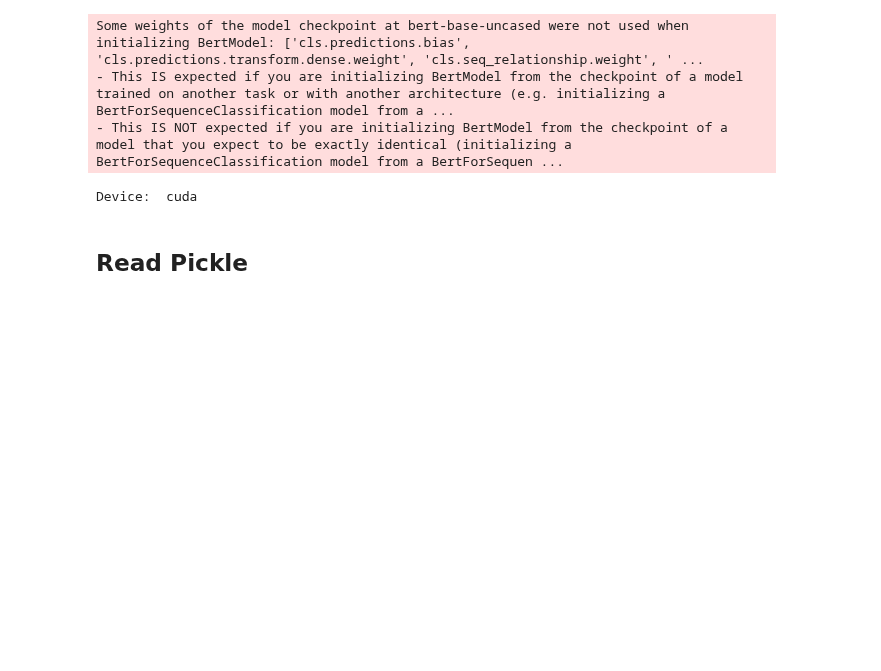
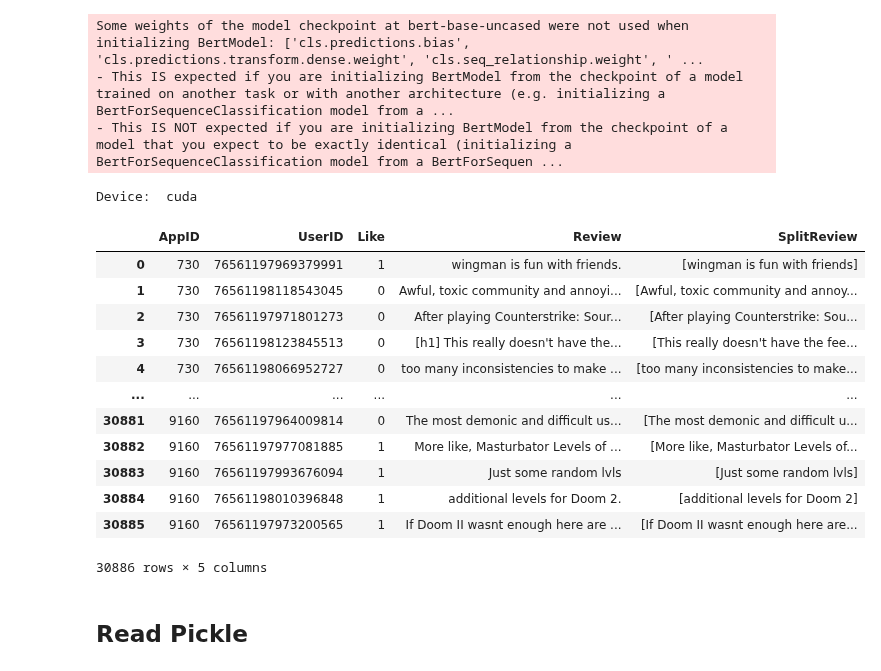
Before and after one commit to Albert40727/CL_HIAM, a Jupyter notebook: preprocess.ipynb, the cells around one changed output. Drawn from its saved outputs; the diff is of its cells as text; code cells hidden in the pictures; blank space fills up the shorter version.

```diff
--- a/preprocess.ipynb
+++ b/preprocess.ipynb
@@ -35,6 +35,23 @@ Some weights of the model checkpoint at bert-base-uncased were not used when ini
 - This IS expected if you are initializing BertModel from the checkpoint of a model trained on another task or with another architecture (e.g. initializing a BertForSequenceClassification model from a ...
 - This IS NOT expected if you are initializing BertModel from the checkpoint of a model that you expect to be exactly identical (initializing a BertForSequenceClassification model from a BertForSequen ...
 Device:  cuda
+# %%
+tmp = pd.read_pickle(r'../data/reviews_30886.pkl')
+tmp
+# %% [output]
+|  | AppID | UserID | Like | Review | SplitReview |
+| 0 | 730 | 76561197969379991 | 1 | wingman is fun with friends. | [wingman is fun with friends] |
+| 1 | 730 | 76561198118543045 | 0 | Awful, toxic community and annoyi... | [Awful, toxic community and annoy... |
+| 2 | 730 | 76561197971801273 | 0 | After playing Counterstrike: Sour... | [After playing Counterstrike: Sou... |
+| 3 | 730 | 76561198123845513 | 0 | [h1] This really doesn't have the... | [This really doesn't have the fee... |
+| 4 | 730 | 76561198066952727 | 0 | too many inconsistencies to make ... | [too many inconsistencies to make... |
+| ... | ... | ... | ... | ... | ... |
+| 30881 | 9160 | 76561197964009814 | 0 | The most demonic and difficult us... | [The most demonic and difficult u... |
+| 30882 | 9160 | 76561197977081885 | 1 | More like, Masturbator Levels of ... | [More like, Masturbator Levels of... |
+| 30883 | 9160 | 76561197993676094 | 1 | Just some random lvls | [Just some random lvls] |
+| 30884 | 9160 | 76561198010396848 | 1 | additional levels for Doom 2. | [additional levels for Doom 2] |
+| 30885 | 9160 | 76561197973200565 | 1 | If Doom II wasnt enough here are ... | [If Doom II wasnt enough here are... |
+30886 rows × 5 columns
 # %% [markdown]
 ## Read Pickle
 # %%
```
Also changed, not shown: parts of 10 cells of this notebook, 4 other files.
